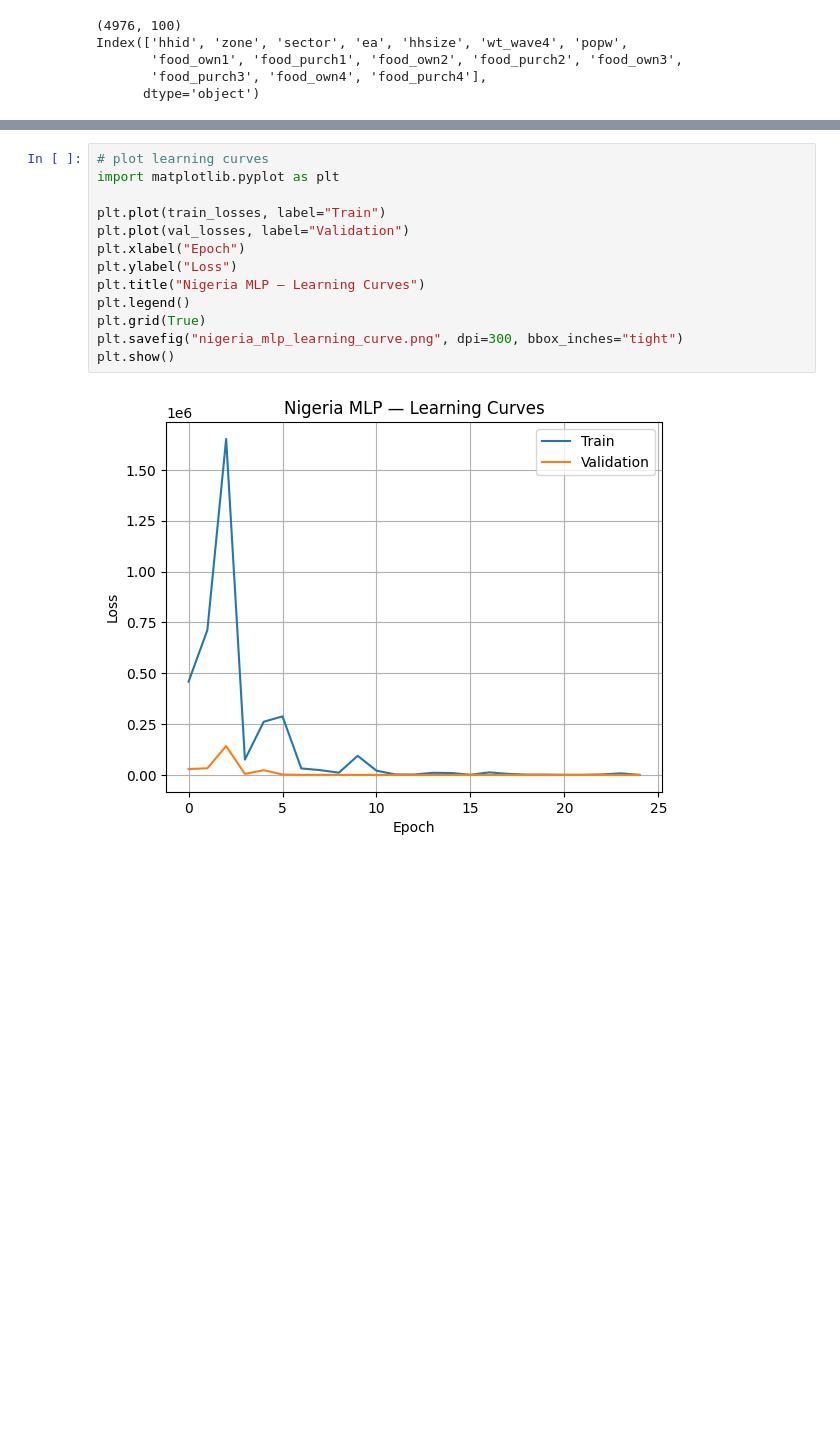
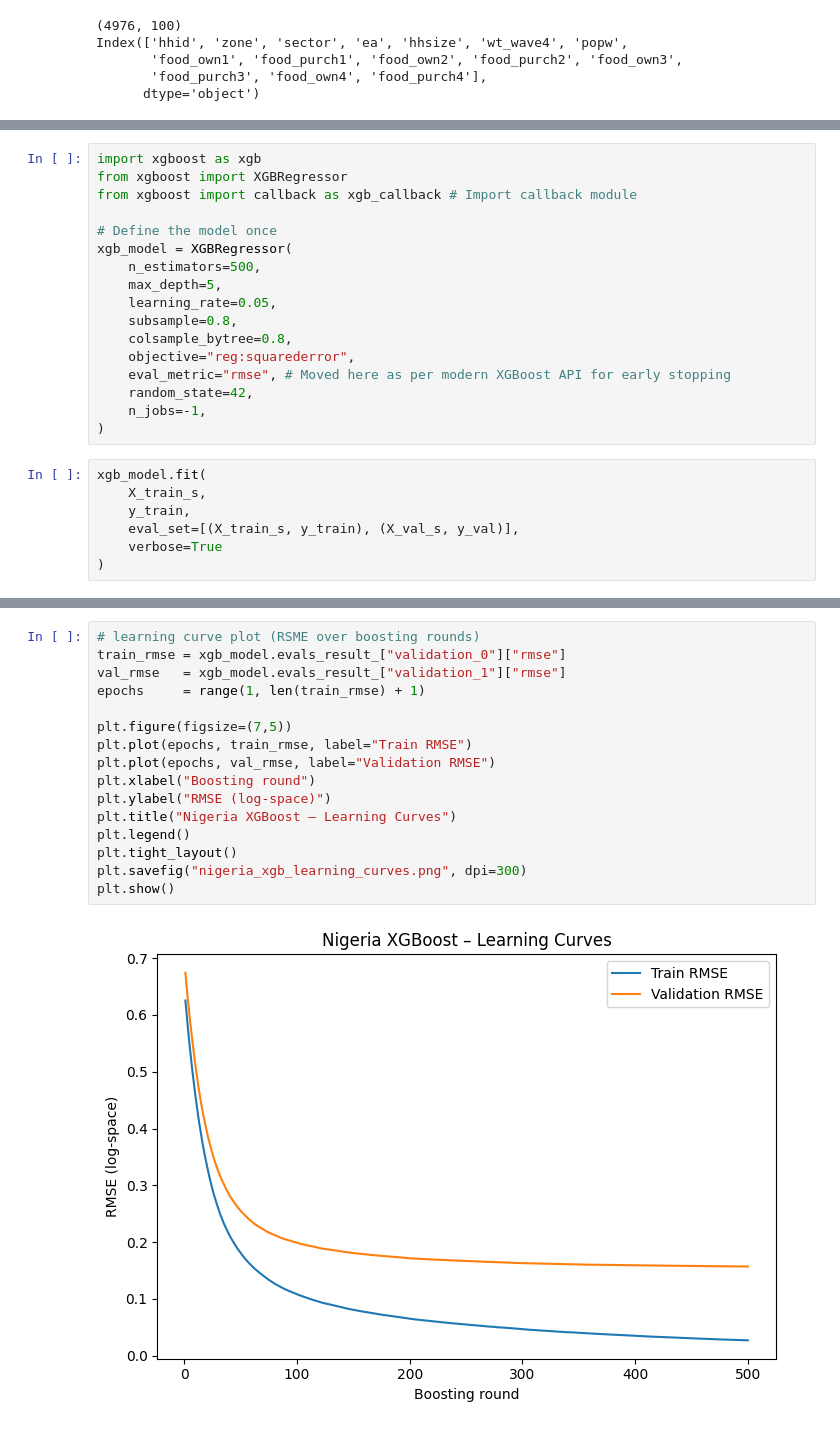
Before and after one commit to aisha13dikko-sudo/AISD-poverty-Nigeria-Context, a Jupyter notebook: Nigeria_tabular_model.ipynb, the cells around one changed output, grey strips where cells are left out. Saved outputs shown, nothing was run; the diff lists cells and outputs as text; blank space fills up the shorter version.

```diff
--- a/Nigeria_tabular_model.ipynb
+++ b/Nigeria_tabular_model.ipynb
@@ -230,0 +135,24 @@ R2: -307.14614520941024
+# %%
+import xgboost as xgb
+from xgboost import XGBRegressor
+from xgboost import callback as xgb_callback # Import callback module
+
+# Define the model once
+xgb_model = XGBRegressor(
+    n_estimators=500,
+    max_depth=5,
+    learning_rate=0.05,
+    subsample=0.8,
+    colsample_bytree=0.8,
+    objective="reg:squarederror",
+    eval_metric="rmse", # Moved here as per modern XGBoost API for early stopping
+    random_state=42,
+    n_jobs=-1,
+)
+# %%
+xgb_model.fit(
+    X_train_s,
+    y_train,
+    eval_set=[(X_train_s, y_train), (X_val_s, y_val)],
+    verbose=True
+)
@@ -231,16 +355,19 @@ R2: -307.14614520941024
 # %%
-# plot learning curves
-import matplotlib.pyplot as plt
+# learning curve plot (RSME over boosting rounds)
+train_rmse = xgb_model.evals_result_["validation_0"]["rmse"]
+val_rmse   = xgb_model.evals_result_["validation_1"]["rmse"]
+epochs     = range(1, len(train_rmse) + 1)
 
-plt.plot(train_losses, label="Train")
-plt.plot(val_losses, label="Validation")
-plt.xlabel("Epoch")
-plt.ylabel("Loss")
-plt.title("Nigeria MLP — Learning Curves")
+plt.figure(figsize=(7,5))
+plt.plot(epochs, train_rmse, label="Train RMSE")
+plt.plot(epochs, val_rmse, label="Validation RMSE")
+plt.xlabel("Boosting round")
+plt.ylabel("RMSE (log-space)")
+plt.title("Nigeria XGBoost – Learning Curves")
 plt.legend()
-plt.grid(True)
-plt.savefig("nigeria_mlp_learning_curve.png", dpi=300, bbox_inches="tight")
+plt.tight_layout()
+plt.savefig("nigeria_xgb_learning_curves.png", dpi=300)
 plt.show()
 # %% [output]
-[figure, old version]
+[figure, new version]
 # %%
```
Also changed, not shown: parts of 24 cells of this notebook.
